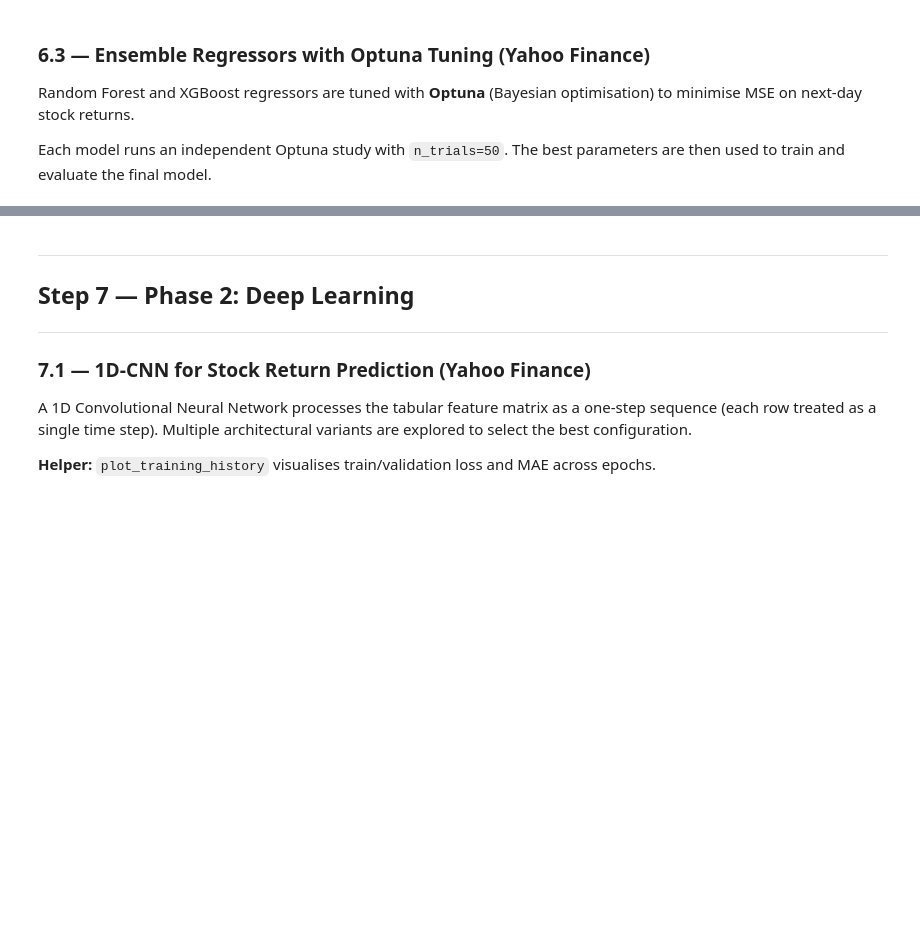
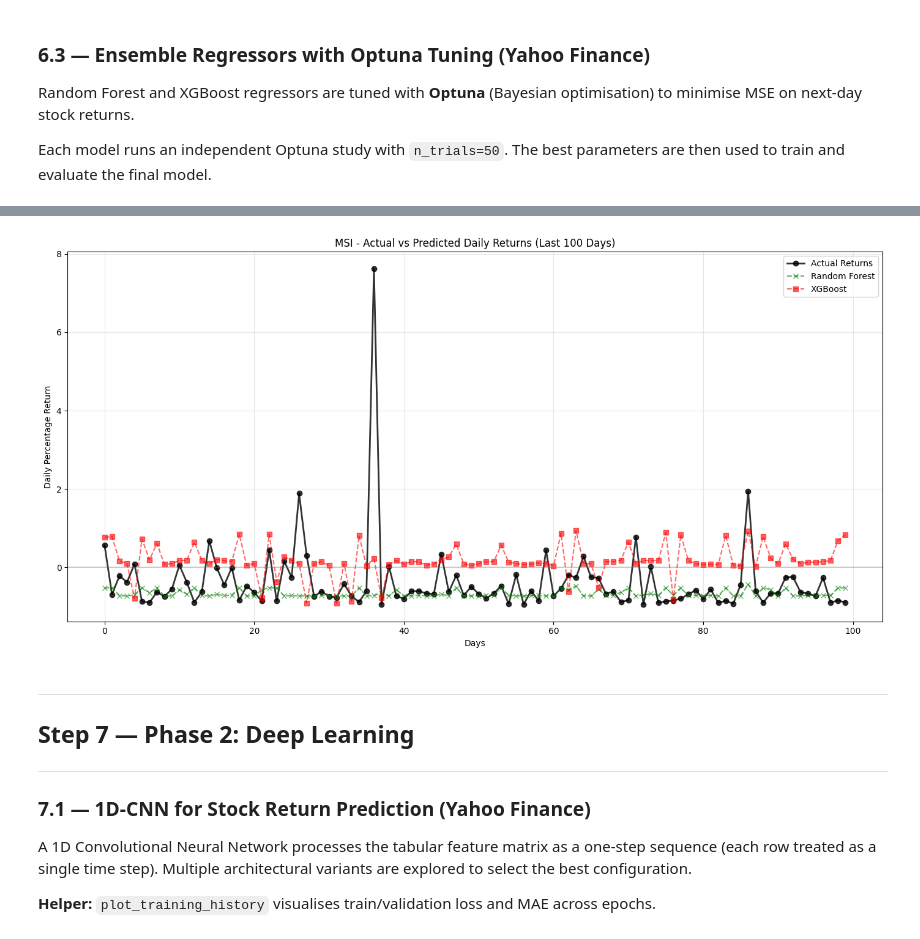
Before and after one commit to Mariam-Badr-MB/Finance-Intelligence-System, a Jupyter notebook: finance-intelligence-system.ipynb, the cells around one changed output, grey strips where cells are left out. Drawn from its saved outputs; the diff is of its cells as text; code cells hidden in the pictures; blank space fills up the shorter version.

```diff
--- a/finance-intelligence-system.ipynb
+++ b/finance-intelligence-system.ipynb
@@ -1216,25 +1251,27 @@ Each model runs an independent Optuna study with `n_trials=50`. The best paramet
 # %%
-# # 4. Plotting Actuals vs Both Models
-# plt.figure(figsize=(14, 7))
-# days_to_plot = 100
+# 4. Plotting Actuals vs Both Models
+plt.figure(figsize=(14, 7))
+days_to_plot = 100
 
-# plt.plot(y_stock_test.values[-days_to_plot:], label='Actual Returns', color='black', marker='o', alpha=0.8, linewidth=2)
-# plt.plot(rf_predictions[-days_to_plot:], label='Random Forest', color='green', marker='x', alpha=0.6, linestyle='--')
-# plt.plot(xgb_predictions[-days_to_plot:], label='XGBoost', color='red', marker='s', alpha=0.6, linestyle='--')
+plt.plot(y_stock_test.values[-days_to_plot:], label='Actual Returns', color='black', marker='o', alpha=0.8, linewidth=2)
+plt.plot(rf_predictions[-days_to_plot:], label='Random Forest', color='green', marker='x', alpha=0.6, linestyle='--')
+plt.plot(xgb_predictions[-days_to_plot:], label='XGBoost', color='red', marker='s', alpha=0.6, linestyle='--')
 
-# try:
-#     ticker_name = sample_ticker
-# except NameError:
-#     ticker_name = "Stock"
+try:
+    ticker_name = sample_ticker
+except NameError:
+    ticker_name = "Stock"
 
-# plt.title(f"{ticker_name} - Actual vs Predicted Daily Returns (Last 100 Days)")
-# plt.xlabel("Days")
-# plt.ylabel("Daily Percentage Return")
-# plt.axhline(0, color='gray', linestyle='-', alpha=0.3)
-# plt.legend()
-# plt.grid(True, alpha=0.3)
-# plt.tight_layout()
-# plt.show()
+plt.title(f"{ticker_name} - Actual vs Predicted Daily Returns (Last 100 Days)")
+plt.xlabel("Days")
+plt.ylabel("Daily Percentage Return")
+plt.axhline(0, color='gray', linestyle='-', alpha=0.3)
+plt.legend()
+plt.grid(True, alpha=0.3)
+plt.tight_layout()
+plt.show()
+# %% [output]
+[figure, added]
 # %% [markdown]
 ---
 ## Step 7 — Phase 2: Deep Learning
```
Also changed, not shown: parts of 40 cells of this notebook, 1 other file.
